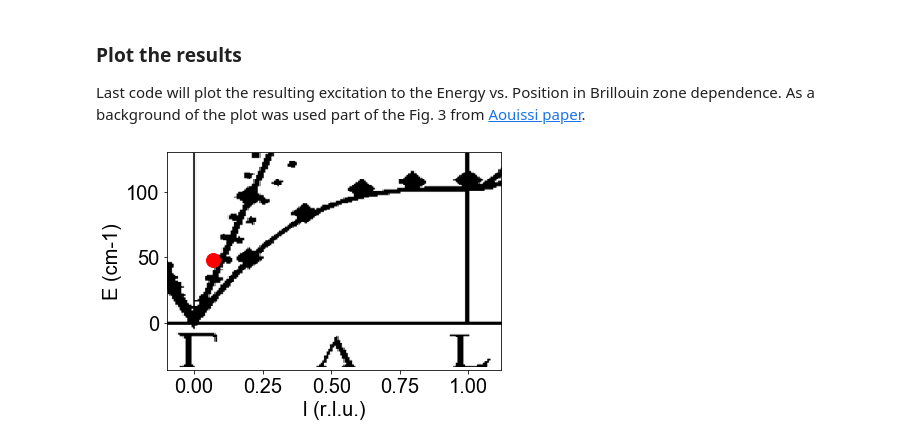
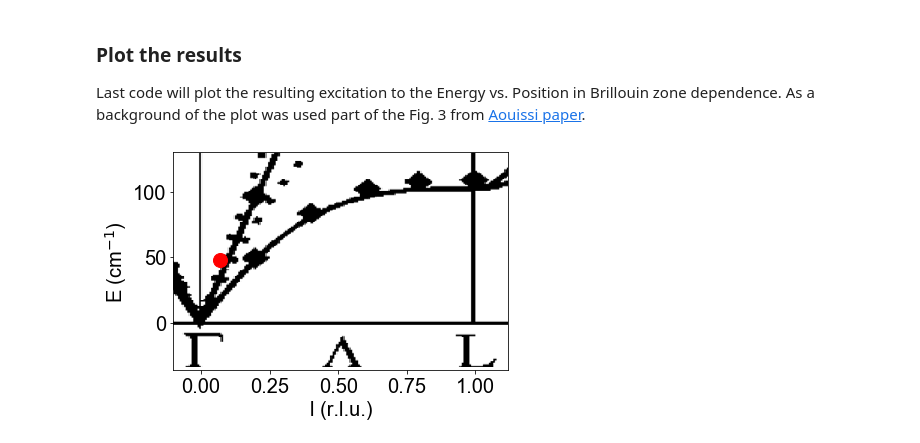
Before and after one commit to me2d09/silicon, a Jupyter notebook: silicon.ipynb, the cells around one changed output. Drawn from its saved outputs; the diff is of its cells as text; code cells hidden in the pictures.

```diff
--- a/silicon.ipynb
+++ b/silicon.ipynb
@@ -149,11 +149,11 @@ Last code will plot the resulting excitation to the Energy vs. Position in Brill
 # %%
 img = imread("phonon.png")
 fig, ax = subplots()
 errorbar([result.paramvalues['p1_pos']], [energy], xerr=result.paramerrors['p1_pos'], fmt='ro', ms = 14)
 ax.imshow(img, extent=[-0.1, 1.12, -36, 130], aspect='auto')
-savefig("dispersion.pdf", bbox_inches='tight')
 xlabel("l (r.l.u.)")
-ylabel("E (cm-1)")
+ylabel("E (cm$^{-1}$)")
+savefig("dispersion.eps", bbox_inches='tight')
 show()
 # %% [output]
-[figure, old version]
+[figure, new version]
```
Also changed, not shown: parts of 2 cells of this notebook, 3 other files.
